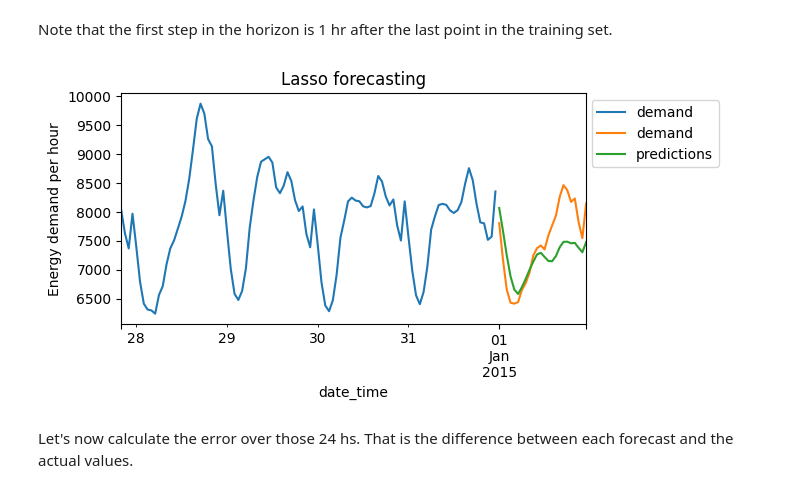
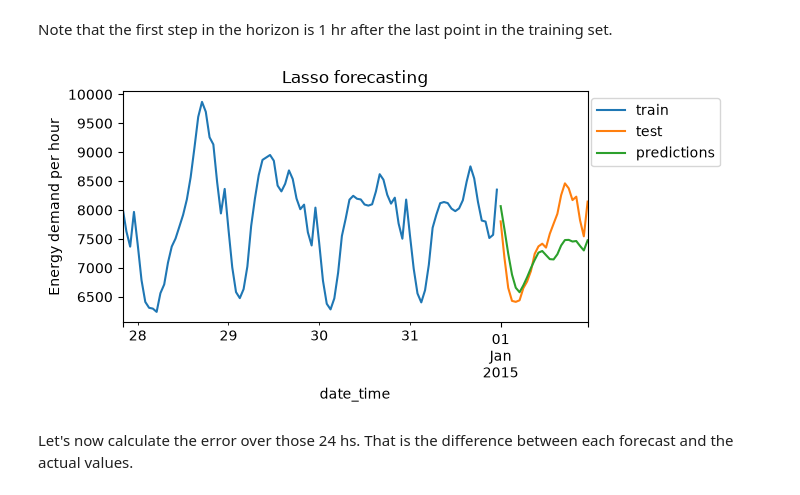
Before and after one commit to trainindata/forecasting-with-machine-learning, a Jupyter notebook: 02-multistep-forecasting/01-recursive-forecasting.ipynb, the cells around one changed output. Drawn from its saved outputs; the diff is of its cells as text; code cells hidden in the pictures.

```diff
--- a/02-multistep-forecasting/01-recursive-forecasting.ipynb
+++ b/02-multistep-forecasting/01-recursive-forecasting.ipynb
@@ -33,7 +30,7 @@ A description of the data can be found [here](https://rdrr.io/cran/tsibbledata/m
 url = "https://raw.githubusercontent.com/tidyverts/tsibbledata/master/data-raw/vic_elec/VIC2015/demand.csv"
 df = pd.read_csv(url)
 
-df.drop(columns=["Industrial"], inplace=True)
+df = df.drop(columns=["Industrial"])
 
 # Convert the integer Date to an actual date with datetime type
 df["date"] = df["Date"].apply(
@@ -44,7 +41,7 @@ df["date"] = df["Date"].apply(
 df["date_time"] = df["date"] + \
     pd.to_timedelta((df["Period"] - 1) * 30, unit="m")
 
-df.dropna(inplace=True)
+df = df.dropna()
 
 # Rename columns
 df = df[["date_time", "OperationalLessIndustrial"]]
@@ -132,7 +129,7 @@ plt.show()
 lasso = Lasso(random_state=9)
 # %%
 forecaster = ForecasterRecursive(
-    regressor=lasso,            # the machine learning model
+    estimator=lasso,            # the machine learning model
     lags=[1, 24, 7*24],         # the lag features to create
     forecaster_id="recursive"
 )
@@ -193,15 +190,15 @@ Note that the first step in the horizon is 1 hr after the last point in the trai
 # %%
 # Plot the forecast vs the actual
 
 fig, ax = plt.subplots(figsize=(6, 3))
-X_train.tail(100).plot(ax=ax, label='train')
-X_test.head(24).plot(ax=ax, label='train')
+X_train.tail(100)["demand"].plot(ax=ax, label='train')
+X_test.head(24)["demand"].plot(ax=ax, label='test')
 predictions.plot(ax=ax, label='predictions')
 plt.title("Lasso forecasting")
 plt.ylabel('Energy demand per hour')
 ax.legend(bbox_to_anchor=(1.3, 1.0));
 # %% [output]
-[figure, old version]
+[figure, new version]
 # %% [markdown]
 Let's now calculate the error over those 24 hs. That is the difference between each forecast and the actual values.
 # %%
```
Also changed, not shown: parts of 11 cells of this notebook, 5 other files.
